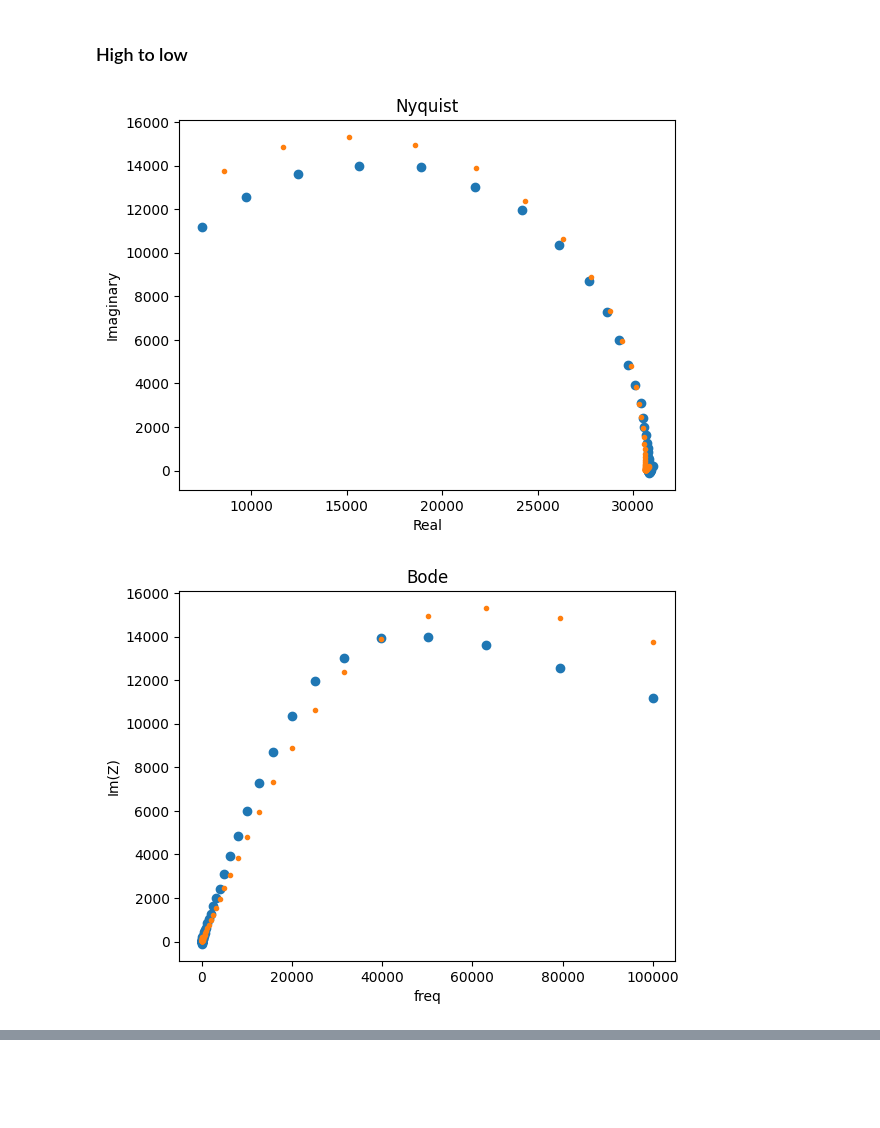
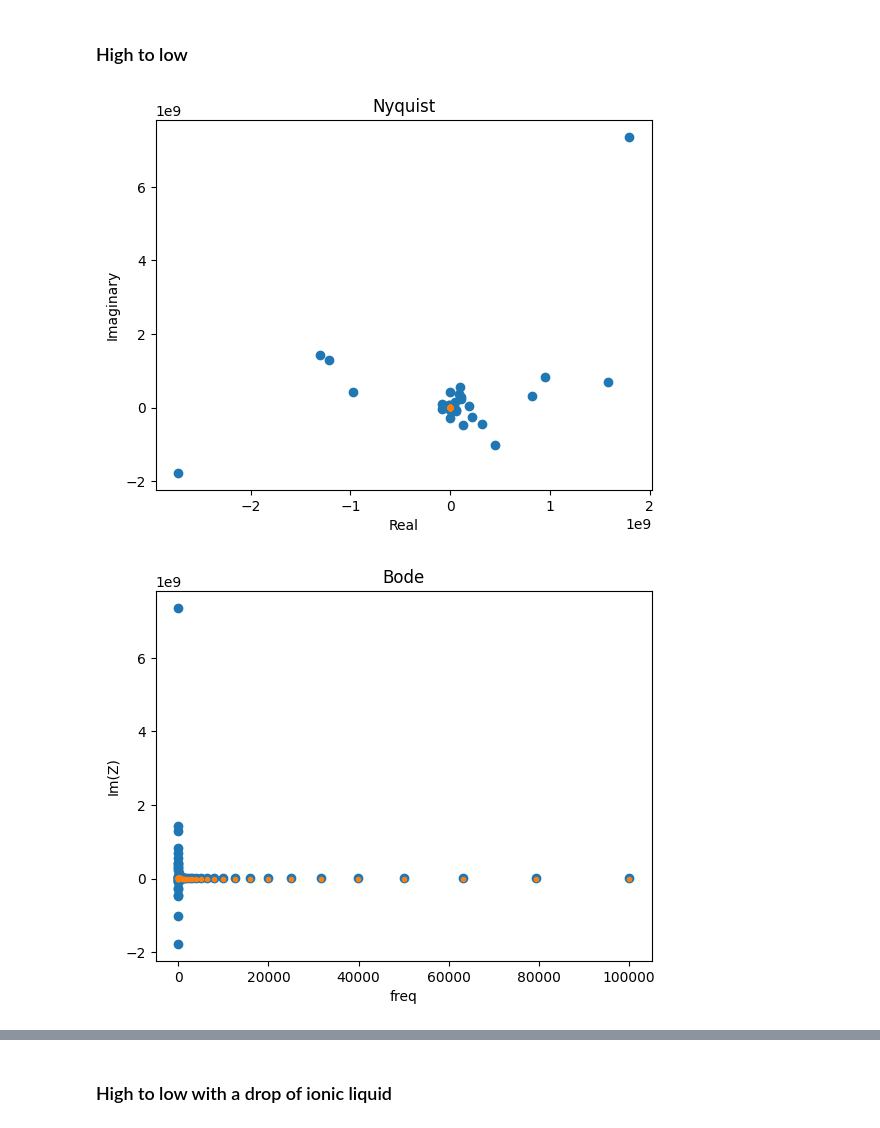
Before and after one commit to beepmo/gator, a Jupyter notebook: data/07-08/Gaphite_LiTaO3.ipynb, the cells around one changed output, grey strips where cells are left out. Saved outputs shown, nothing was run; the diff lists cells and outputs as text; code cells hidden in the pictures; blank space fills up the shorter version.

```diff
--- a/data/07-08/Gaphite_LiTaO3.ipynb
+++ b/data/07-08/Gaphite_LiTaO3.ipynb
@@ -54,36 +54,36 @@ def prep_csv(filename):
 # %% [markdown]
 ### High to low
 # %%
-freqs, Z = preprocessing.readZPlot('DryLa2_3htol.z')
+freqs, Z = preprocessing.readZPlot('LiTaO3htol.z')
 freqs, Z = np.delete(freqs, 32), np.delete(Z, 32) # remove 1 noise point (argmin(Z.imag))
 
 circuit = 'p(R0-W0,C0)'
 init = [10**6, 10**-7, 10**-8]
 
 circuit = CustomCircuit(circuit, initial_guess=init)
 circuit.fit(freqs, Z)
 Z_fit = circuit.predict(freqs)
 
 plt.plot(Z.real, -Z.imag, 'o')
 plt.plot(Z_fit.real, -Z_fit.imag, '.')
 plt.ylabel('Imaginary')
 plt.xlabel('Real')
 plt.title('Nyquist')
 plt.show()
 
 plt.plot(freqs, -Z.imag, 'o')
 plt.plot(freqs, -Z_fit.imag, '.')
 plt.ylabel('Im(Z)')
 plt.xlabel('freq')
 plt.title('Bode')
 plt.show()
 
 plt.plot(freqs, Z.real, 'o')
 plt.plot(freqs, Z_fit.real, '.')
 plt.ylabel('Re(Z)')
 plt.xlabel('freq')
 plt.title('Bode')
 plt.show()
 # %% [output]
-[figure, old version]
+[figure, new version]
-[figure, old version]
+[figure, new version]
@@ -91 +91,3 @@ plt.show()
+# %% [markdown]
+### High to low with a drop of ionic liquid
 # %%
```
Also changed, not shown: parts of 10 cells of this notebook.
